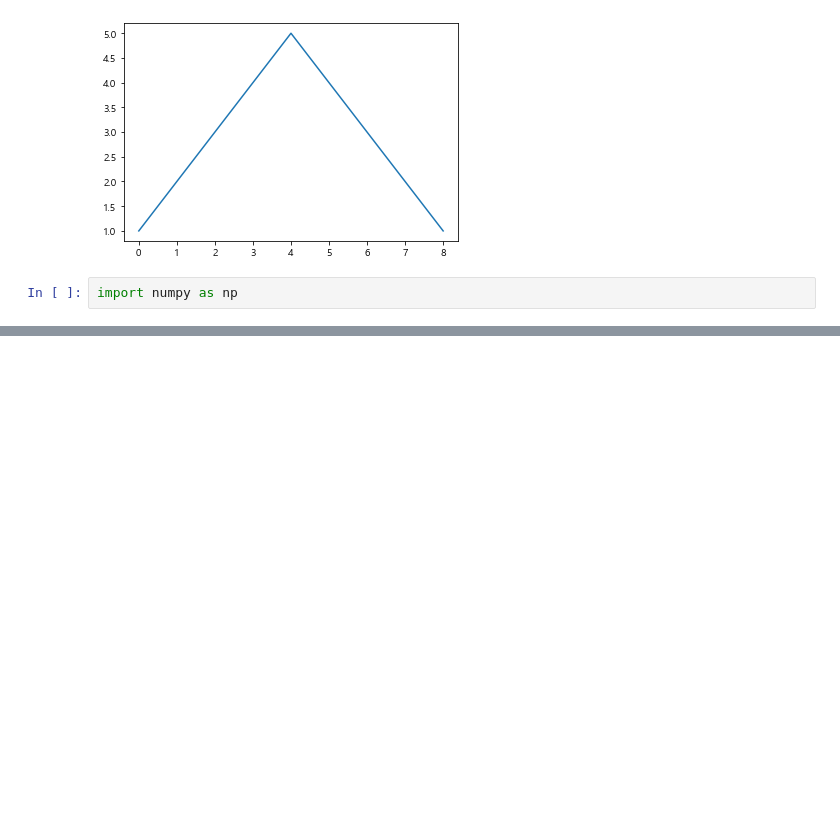
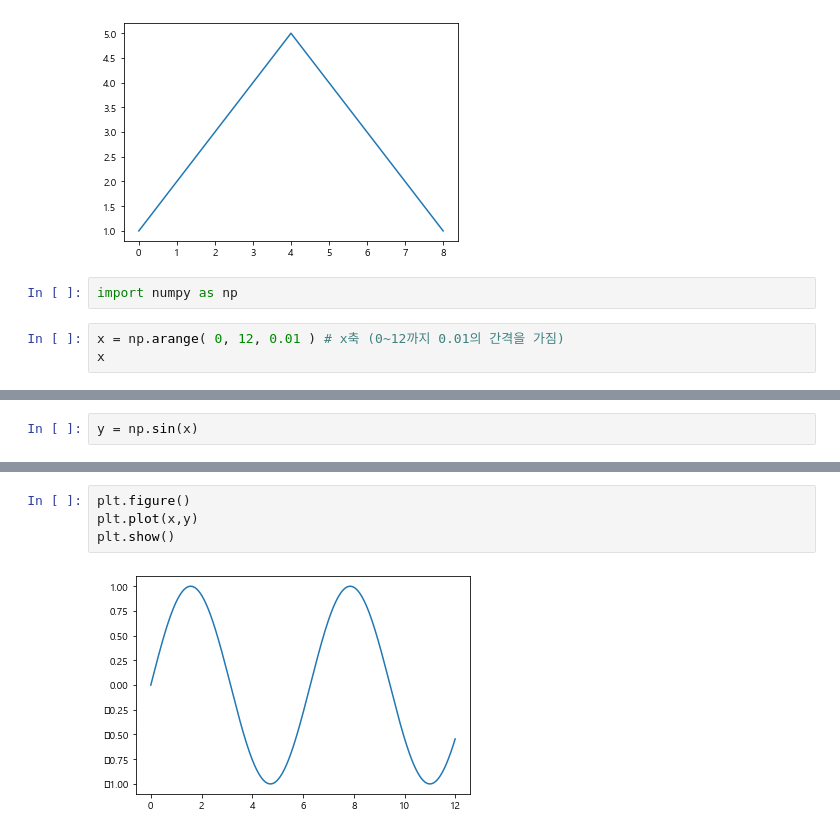
Before and after one commit to Jerrykim91/DataCollection_Study, a Jupyter notebook: analysis/pandas/basic/matplotlib_시각화기초.ipynb, the cells around one changed output, grey strips where cells are left out. Drawn from its saved outputs; the diff is of its cells as text; blank space fills up the shorter version.

```diff
--- a/analysis/pandas/basic/matplotlib_시각화기초.ipynb
+++ b/analysis/pandas/basic/matplotlib_시각화기초.ipynb
@@ -17,3 +19,6 @@ plt.show()
 [figure]
 # %%
 import numpy as np
+# %%
+x = np.arange( 0, 12, 0.01 ) # x축 (0~12까지 0.01의 간격을 가짐)
+x
@@ -19,0 +28,2 @@ import numpy as np
+# %%
+y = np.sin(x)
@@ -19,0 +44,6 @@ import numpy as np
+# %%
+plt.figure()
+plt.plot(x,y)
+plt.show()
+# %% [output]
+[figure, added]
```
Also changed, not shown: parts of 17 cells of this notebook, 5 other files.
